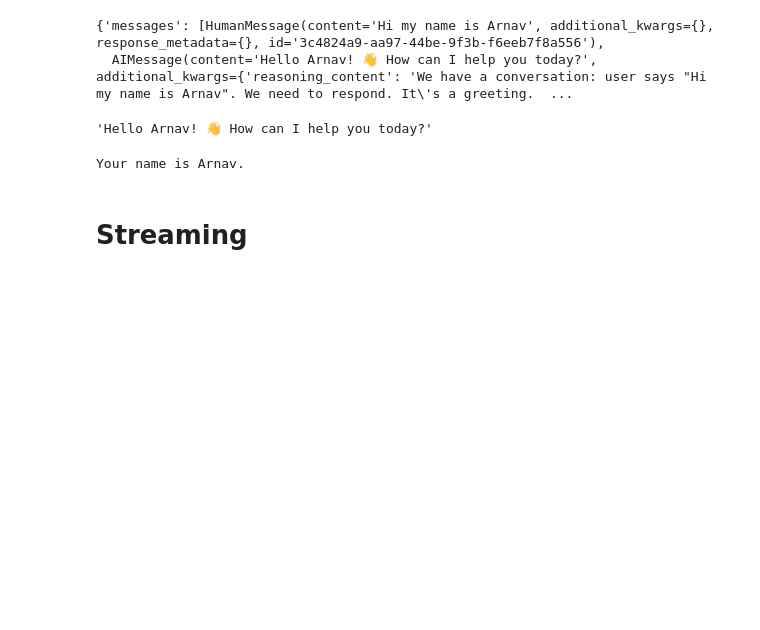
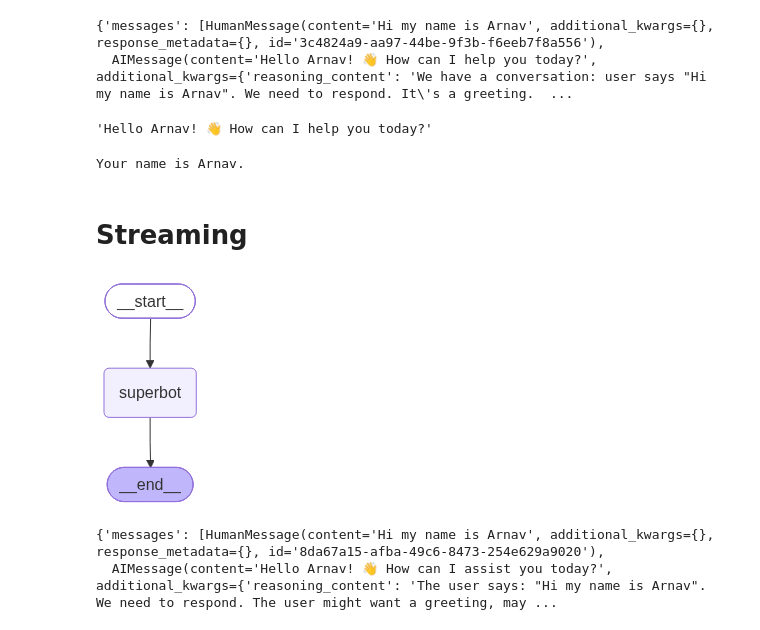
Before and after one commit to 1M-ARNAVERMA/Learning_Agentic_AI, a Jupyter notebook: Langgraph/1_Basic_Chatbot.ipynb, the cells around one changed output. Saved outputs shown, nothing was run; the diff lists cells and outputs as text; code cells hidden in the pictures; blank space fills up the shorter version.

```diff
--- a/Langgraph/1_Basic_Chatbot.ipynb
+++ b/Langgraph/1_Basic_Chatbot.ipynb
@@ -232,3 +232,23 @@ memory = MemorySaver()
 # %%
 def superbot(state:State):
     return {"messages":[llm.invoke(state["messages"])]}
+# %%
+graph = StateGraph(State)
+
+graph.add_node("superbot",superbot)
+
+graph.add_edge(START,"superbot")
+graph.add_edge("superbot",END)
+
+graph_builder = graph.compile(checkpointer = memory)
+
+from IPython.display import Image,display
+display(Image(graph_builder.get_graph().draw_mermaid_png()))
+# %% [output]
+[figure, added]
+# %%
+config = {"configurable": {"thread_id": "1"}}
+graph_builder.invoke({"messages":"Hi my name is Arnav"},config = config)
+# %% [output]
+{'messages': [HumanMessage(content='Hi my name is Arnav', additional_kwargs={}, response_metadata={}, id='8da67a15-afba-49c6-8473-254e629a9020'),
+  AIMessage(content='Hello Arnav! 👋 How can I assist you today?', additional_kwargs={'reasoning_content': 'The user says: "Hi my name is Arnav". We need to respond. The user might want a greeting, may ...
```
